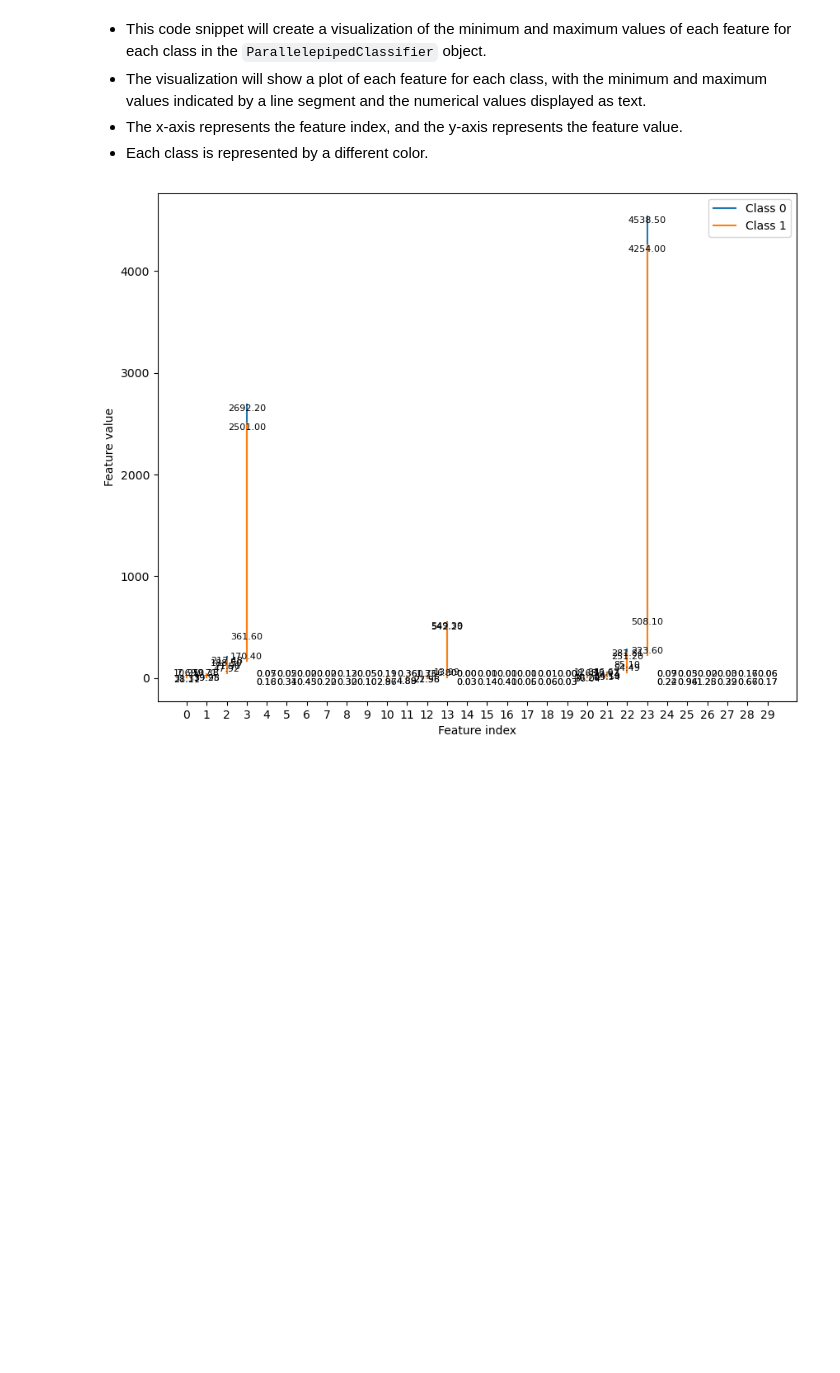
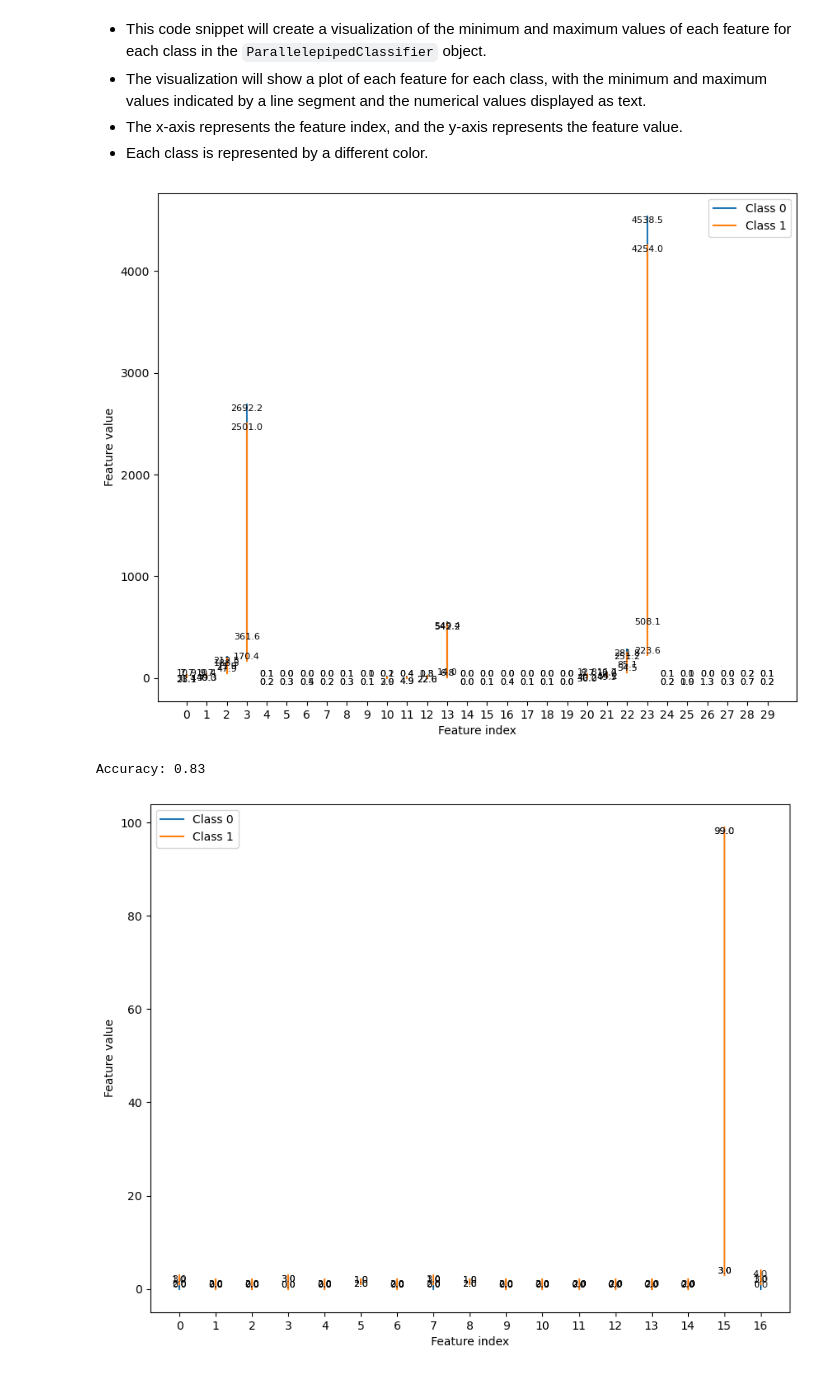
Before and after one commit to foobar41/Machine-Learning-assign, a Jupyter notebook: classification/sklearn_parallelopiped.ipynb, the cells around one changed output. Drawn from its saved outputs; the diff is of its cells as text; code cells hidden in the pictures; blank space fills up the shorter version.

```diff
--- a/classification/sklearn_parallelopiped.ipynb
+++ b/classification/sklearn_parallelopiped.ipynb
@@ -109,8 +109,8 @@ class ParallelepipedClassifier:
                 y_min = np.min(self.feature_min[i, j, :])
                 y_max = np.max(self.feature_max[i, j, :])
                 ax.plot([j, j], [y_min, y_max], color=f"C{i}")
-                ax.text(j, y_min, f"{y_min:.2f}", ha='center', va='bottom', fontsize=8)
-                ax.text(j, y_max, f"{y_max:.2f}", ha='center', va='top', fontsize=8)
+                ax.text(j, y_min, f"{y_min:.1f}", ha='center', va='bottom', fontsize=8)
+                ax.text(j, y_max, f"{y_max:.1f}", ha='center', va='top', fontsize=8)
             class_handles.append(ax.plot([], [], color=f"C{i}", label=class_labels[i])[0])
         ax.set_xticks(np.arange(self.n_features))
         ax.set_xticklabels(np.arange(self.n_features))
@@ -174,4 +174,36 @@ Feature 29: 0.05521 - 0.17317
 # %%
 model.visualize_feature_min_max()
 # %% [output]
-[figure, old version]
+[figure, new version]
+# %%
+import pandas as pd
+
+df = pd.read_csv('trainingTestingDataset.csv')
+
+y = df['label']
+X = df.drop(['RCLS_GEOL'], axis=1)
+X = df.iloc[:, 1:18]
+# %%
+X_train, X_test, y_train, y_test = train_test_split(X, y, test_size=0.2, random_state=42)
+
+X_train = X_train.to_numpy()
+X_test = X_test.to_numpy()
+
+y_train = y_train.to_numpy()
+y_test = y_test.to_numpy()
+# %%
+model = ParallelepipedClassifier(num_intervals=6, n_features=X.shape[1], n_classes=np.unique(y).size)
+model.fit(X_train, y_train)
+
+# Test the classifier
+y_pred = model.predict(X_test)
+
+from sklearn.metrics import accuracy_score
+accuracy = accuracy_score(y_test, y_pred)
+print(f"Accuracy: {accuracy:.2f}")
+# %% [output]
+Accuracy: 0.83
+# %%
+model.visualize_feature_min_max()
+# %% [output]
+[figure, added]
```
Also changed, not shown: 6 other files.
